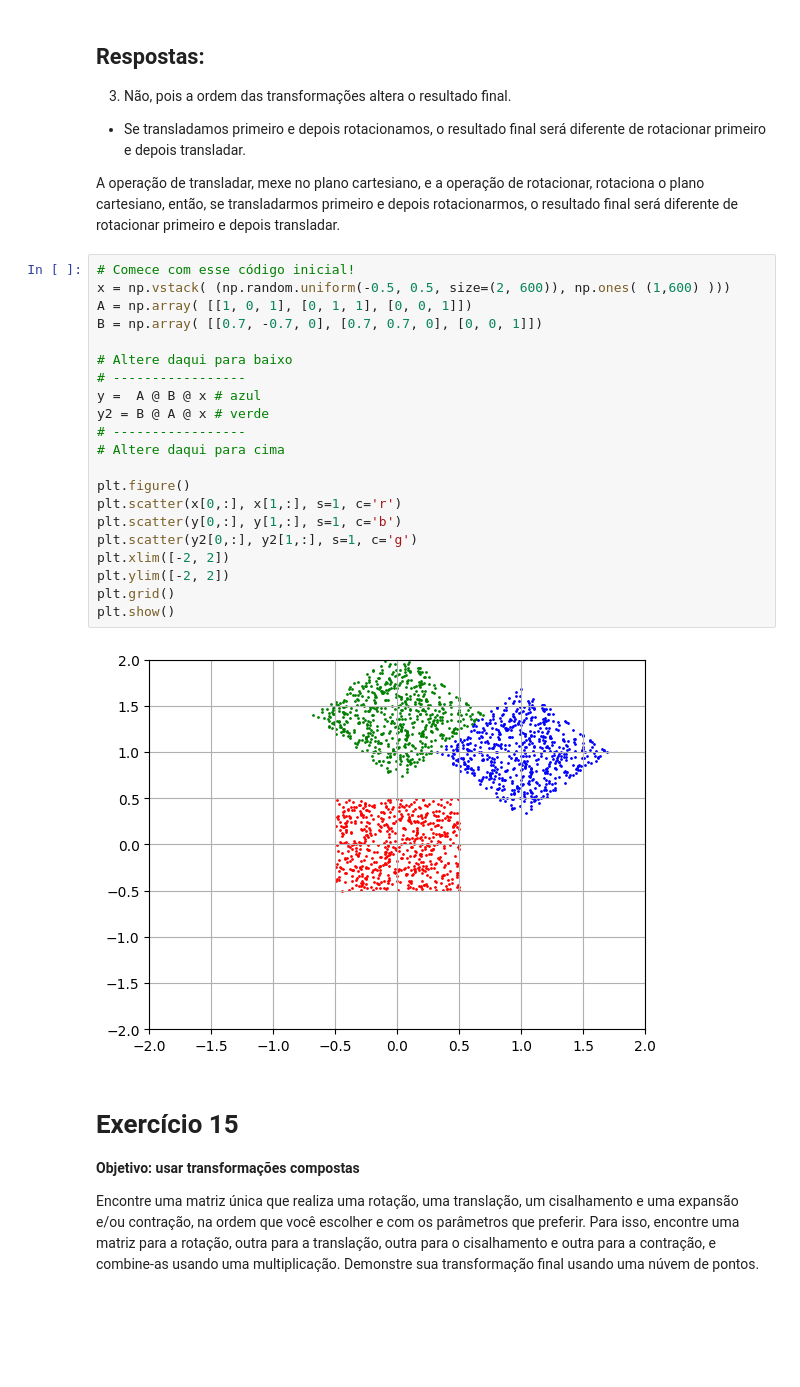
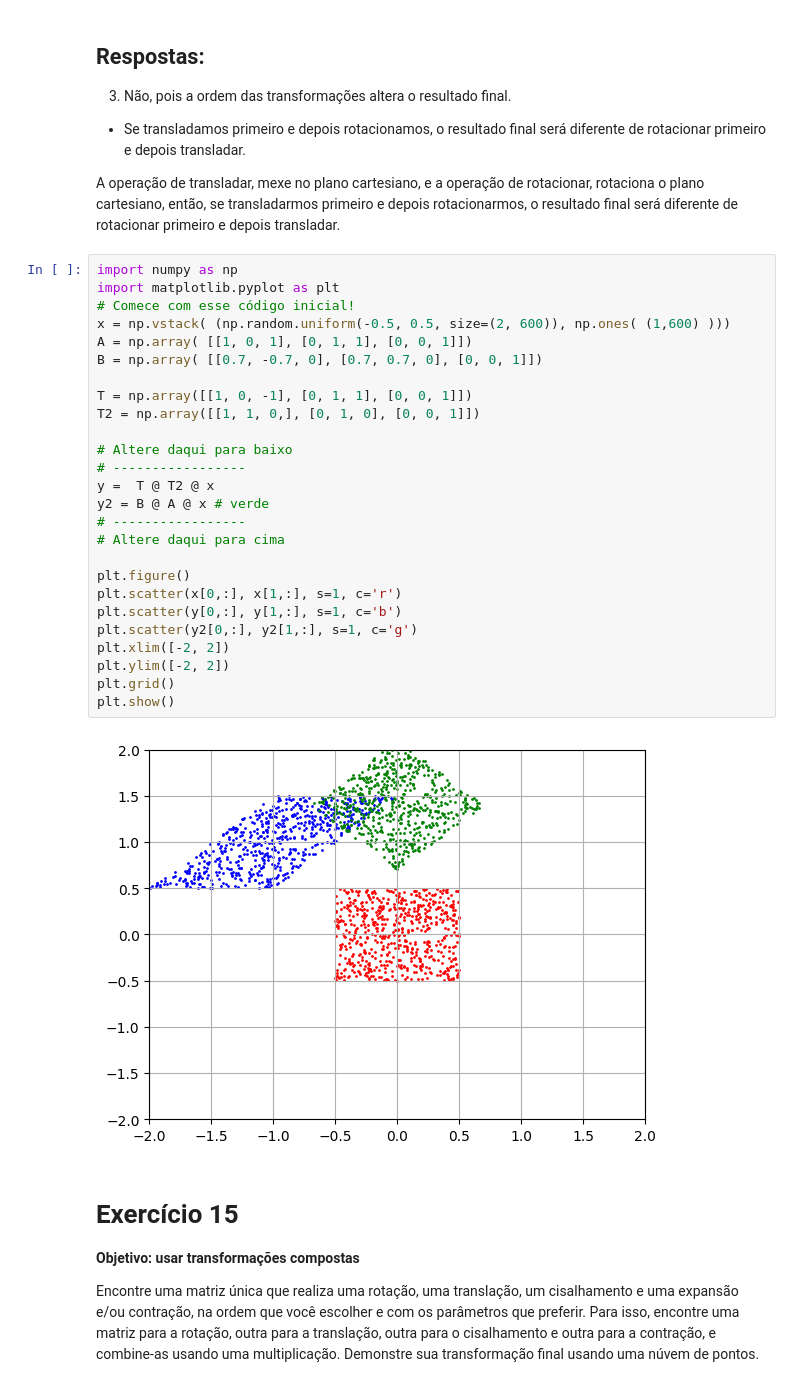
Before and after one commit to LuccaHiratsuca/AlgLin23-2, a Jupyter notebook: notebooks/03-geometria_analitica.ipynb, the cells around one changed output. Cells and saved outputs as stored; diff of their text form; blank space fills up the shorter version.

```diff
--- a/notebooks/03-geometria_analitica.ipynb
+++ b/notebooks/03-geometria_analitica.ipynb
@@ -709,28 +709,33 @@ Com base nisso, analisando o código abaixo:
 
 A operação de transladar, mexe no plano cartesiano, e a operação de rotacionar, rotaciona o plano cartesiano, então, se transladarmos primeiro e depois rotacionarmos, o resultado final será diferente de rotacionar primeiro e depois transladar.
 # %%
+import numpy as np
+import matplotlib.pyplot as plt
 # Comece com esse código inicial!
 x = np.vstack( (np.random.uniform(-0.5, 0.5, size=(2, 600)), np.ones( (1,600) )))
 A = np.array( [[1, 0, 1], [0, 1, 1], [0, 0, 1]])
 B = np.array( [[0.7, -0.7, 0], [0.7, 0.7, 0], [0, 0, 1]])
 
+T = np.array([[1, 0, -1], [0, 1, 1], [0, 0, 1]])
+T2 = np.array([[1, 1, 0,], [0, 1, 0], [0, 0, 1]])
+
 # Altere daqui para baixo
 # -----------------
-y =  A @ B @ x # azul
+y =  T @ T2 @ x
 y2 = B @ A @ x # verde
 # -----------------
 # Altere daqui para cima
 
 plt.figure()
 plt.scatter(x[0,:], x[1,:], s=1, c='r')
 plt.scatter(y[0,:], y[1,:], s=1, c='b')
 plt.scatter(y2[0,:], y2[1,:], s=1, c='g')
 plt.xlim([-2, 2])
 plt.ylim([-2, 2])
 plt.grid()
 plt.show()
 # %% [output]
-[figure, old version]
+[figure, new version]
 # %% [markdown]
 # Exercício 15
 **Objetivo: usar transformações compostas**
```
Also changed, not shown: 1 other file.
